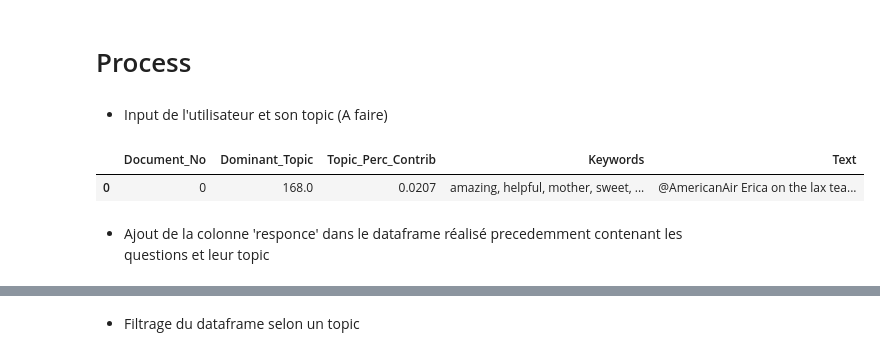
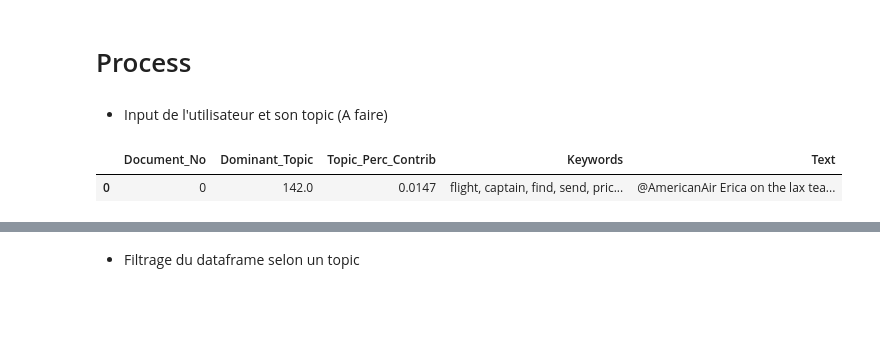
Before and after one commit to juliengan/Rule-based-chatbot, a Jupyter notebook: celine.ipynb, the cells around one changed output, grey strips where cells are left out. Drawn from its saved outputs; the diff is of its cells as text; code cells hidden in the pictures; blank space fills up the shorter version.

```diff
--- a/celine.ipynb
+++ b/celine.ipynb
@@ -88,7 +88,6 @@ def preprocess(string):
     string = re.sub(emoticon_string,'', string)# remove emojis
     string = simple_preprocess(string,deacc=True) #tokenizing, lowercasing, removing accents
 
-    result = []
     lemma_function = WordNetLemmatizer()
     lemma = [lemma_function.lemmatize(w) for w in string if w not in stop_words and len(w) > 3]
     return lemma
@@ -218,10 +216,10 @@ def compute_coherence_values(dictionary, corpus, texts, limit, start=2, step=3):
 # %% [markdown]
 - Graphique entre la cohérence et le nombre de topics
 # %%
-model_list, coherence_values = compute_coherence_values(dictionary=dictionary, corpus=corpus, texts=text_data, start=80, limit=400, step=40)
+model_list, coherence_values = compute_coherence_values(dictionary=dictionary, corpus=corpus, texts=text_data, start=120, limit=320, step=40)
 import matplotlib.pyplot as plt
 # Show graph
-limit=400; start=80; step=40;
+limit=320; start=120; step=40;
 x = range(start, limit, step)
 plt.plot(x, coherence_values)
 plt.xlabel("Num Topics")
@@ -292,20 +302,18 @@ df_dominant_topic.head(10)
 # %% [markdown]
 - Input de l'utilisateur et son topic (A faire)
 # %%
-userinput=preprocess("@AmericanAir Erica on the lax team is amazing give her a raise ty")
+userinput=preprocess("I have passed an agreable moment with you! Thank you!")
 dictionaryInput = corpora.Dictionary([userinput])
 corpusInput = [dictionary.doc2bow(userinput)]
 
 df_topic_test = format_topics_sentences(ldamodel=optimal_model, corpus=corpusInput, texts="@AmericanAir Erica on the lax team is amazing give her a raise ty")
 
 # Format
 df_dominant_topic_test = df_topic_test.reset_index()
 df_dominant_topic_test.columns = ['Document_No', 'Dominant_Topic', 'Topic_Perc_Contrib', 'Keywords', 'Text']
 
 # Show
 df_dominant_topic_test.head()
 # %% [output]
 |  | Document_No | Dominant_Topic | Topic_Perc_Contrib | Keywords | Text |
-| 0 | 0 | 168.0 | 0.0207 | amazing, helpful, mother, sweet, ... | @AmericanAir Erica on the lax tea... |
+| 0 | 0 | 142.0 | 0.0147 | flight, captain, find, send, pric... | @AmericanAir Erica on the lax tea... |
-# %% [markdown]
-- Ajout de la colonne 'responce' dans le dataframe réalisé precedemment contenant les questions et leur topic
```
Also changed, not shown: parts of 16 cells of this notebook.
